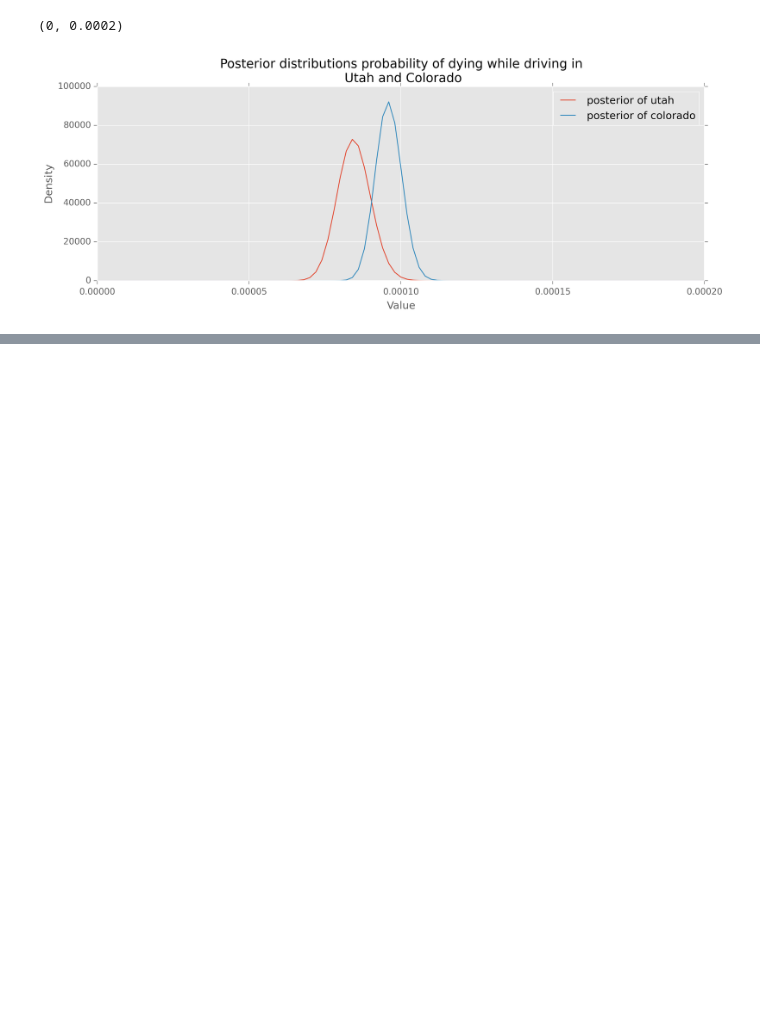
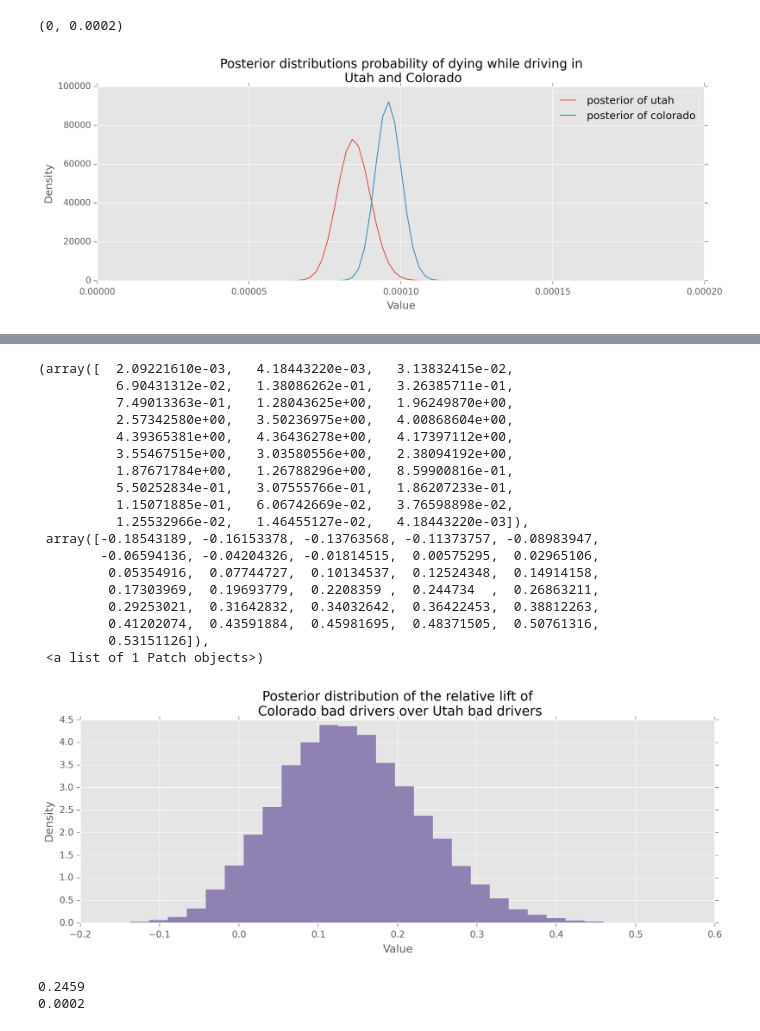
Before and after one commit to doolingdavid/Probabilistic-Programming-and-Bayesian-Methods-for-Hackers, a Jupyter notebook: ABNOTES.ipynb, the cells around one changed output, grey strips where cells are left out. Drawn from its saved outputs; the diff is of its cells as text; code cells hidden in the pictures; blank space fills up the shorter version.

```diff
--- a/ABNOTES.ipynb
+++ b/ABNOTES.ipynb
@@ -779,0 +971,15 @@ plt.xlim(0,.0002)
+# %%
+%matplotlib inline
+from IPython.core.pylabtools import figsize
+from matplotlib import pyplot as plt
+figsize(12.5, 4)
+plt.rcParams['savefig.dpi'] = 300
+plt.rcParams['figure.dpi'] = 300
+x = np.linspace(0,1, 500000)
+plt.plot(x, posterior_utah.pdf(x), label='posterior of utah')
+plt.plot(x, posterior_colorado.pdf(x), label='posterior of colorado')
+plt.xlabel('Value')
+plt.ylabel('Density')
+plt.title("Posterior distributions probability of dying while driving in \n Utah and Colorado")
+plt.legend()
+plt.xlim(0,.0002)
@@ -779,0 +989,38 @@ plt.xlim(0,.0002)
+# %%
+def relative_increase(a,b):
+    return (a-b)/b
+
+posterior_rel_increase = relative_increase(samples_posterior_colorado,
+     samples_posterior_utah)
+plt.xlabel('Value')
+plt.ylabel('Density')
+plt.title("Posterior distribution of the relative lift of \n Colorado bad drivers over Utah bad drivers")
+
+plt.hist(posterior_rel_increase,histtype='stepfilled', bins=30, alpha=0.80,
+         label = 'relative increase',color='#7A68A6', normed=True)
+# %% [output]
+(array([  2.09221610e-03,   4.18443220e-03,   3.13832415e-02,
+          6.90431312e-02,   1.38086262e-01,   3.26385711e-01,
+          7.49013363e-01,   1.28043625e+00,   1.96249870e+00,
+          2.57342580e+00,   3.50236975e+00,   4.00868604e+00,
+          4.39365381e+00,   4.36436278e+00,   4.17397112e+00,
+          3.55467515e+00,   3.03580556e+00,   2.38094192e+00,
+          1.87671784e+00,   1.26788296e+00,   8.59900816e-01,
+          5.50252834e-01,   3.07555766e-01,   1.86207233e-01,
+          1.15071885e-01,   6.06742669e-02,   3.76598898e-02,
+          1.25532966e-02,   1.46455127e-02,   4.18443220e-03]),
+ array([-0.18543189, -0.16153378, -0.13763568, -0.11373757, -0.08983947,
+        -0.06594136, -0.04204326, -0.01814515,  0.00575295,  0.02965106,
+         0.05354916,  0.07744727,  0.10134537,  0.12524348,  0.14914158,
+         0.17303969,  0.19693779,  0.2208359 ,  0.244734  ,  0.26863211,
+         0.29253021,  0.31642832,  0.34032642,  0.36422453,  0.38812263,
+         0.41202074,  0.43591884,  0.45981695,  0.48371505,  0.50761316,
+         0.53151126]),
+ <a list of 1 Patch objects>)
+[figure, added]
+# %%
+print (posterior_rel_increase > 0.2).mean()
+print (posterior_rel_increase > 0.5).mean()
+# %% [output]
+0.2459
+0.0002
```
Also changed, not shown: parts of 29 cells of this notebook.
